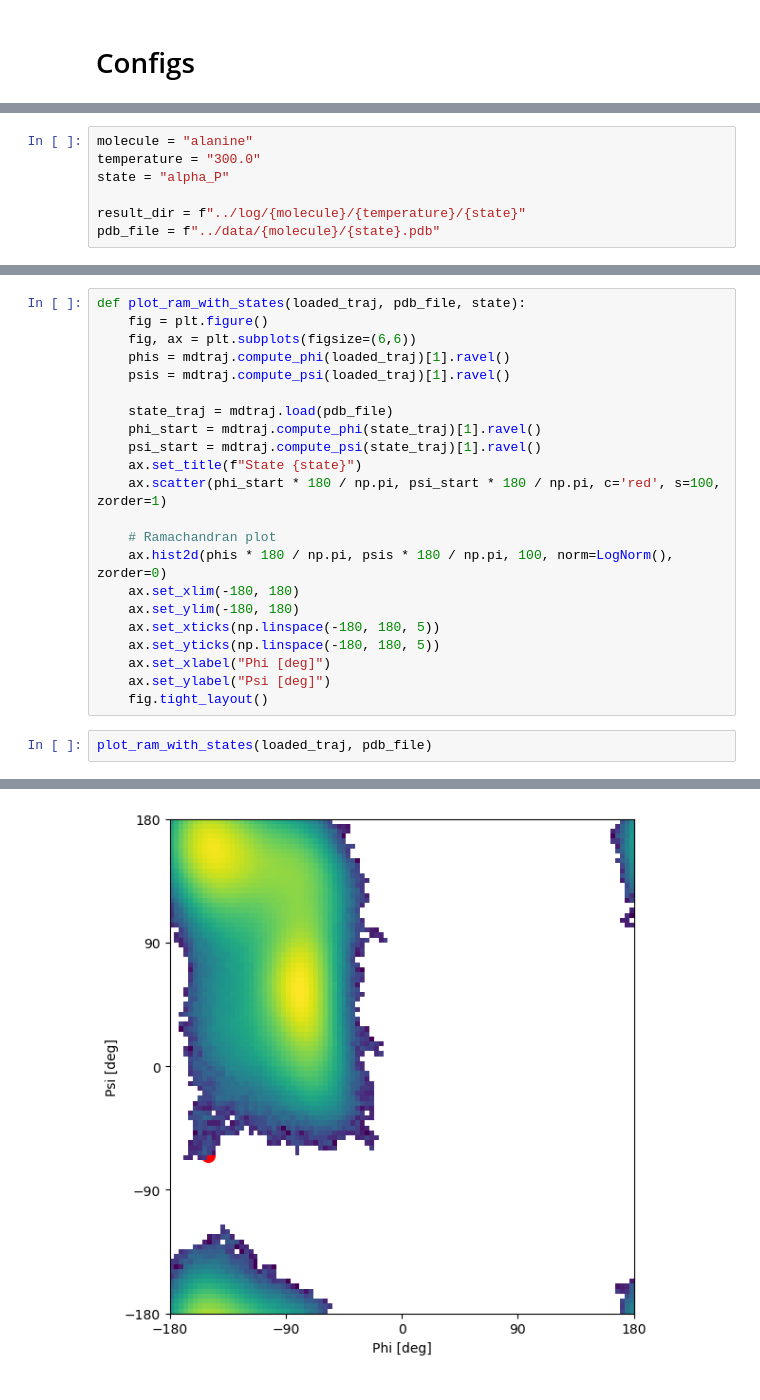
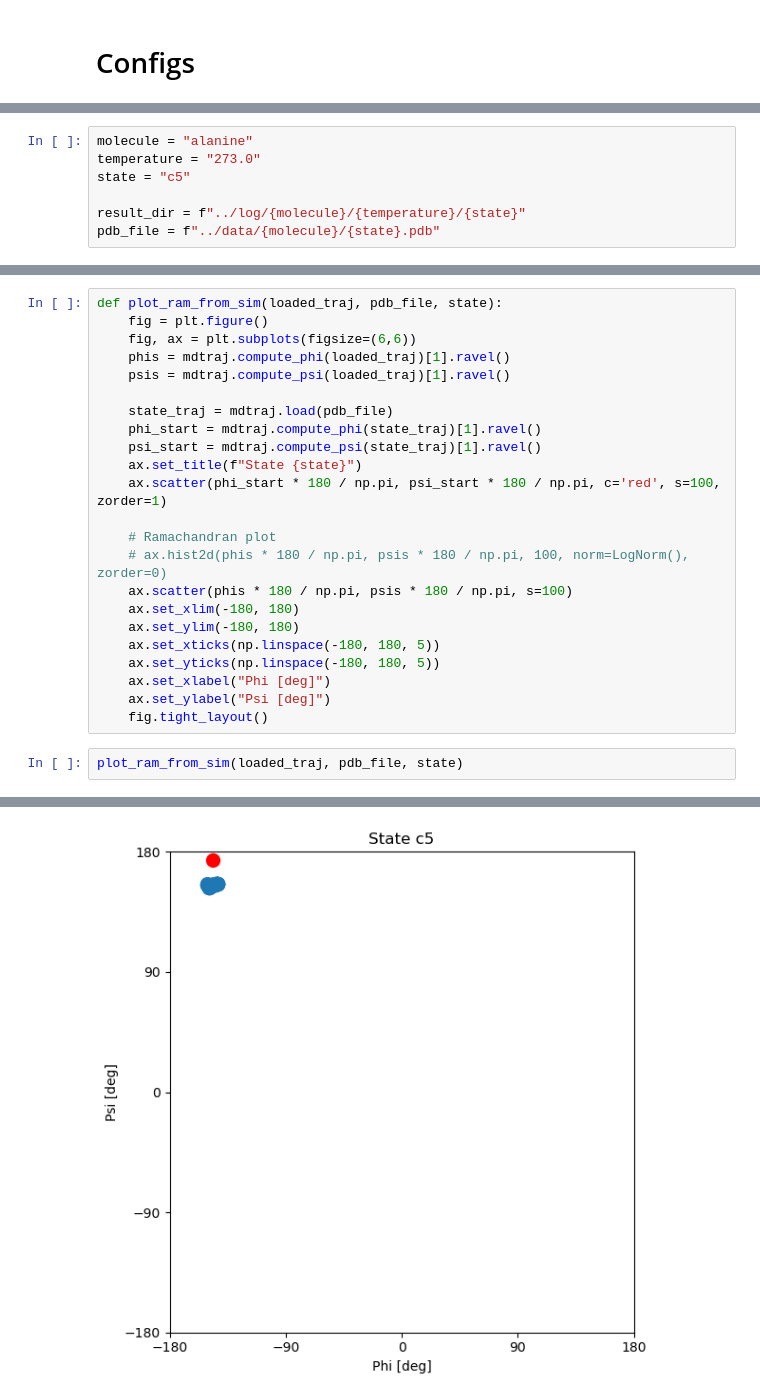
Before and after one commit to seonghyun26/simulation, a Jupyter notebook: notebook/dataset.ipynb, the cells around one changed output, grey strips where cells are left out. Drawn from its saved outputs; the diff is of its cells as text.

```diff
--- a/notebook/dataset.ipynb
+++ b/notebook/dataset.ipynb
@@ -21,7 +27,7 @@ from mpl_toolkits.mplot3d import Axes3D
 # %%
 molecule = "alanine"
-temperature = "300.0"
-state = "alpha_P"
+temperature = "273.0"
+state = "c5"
 
 result_dir = f"../log/{molecule}/{temperature}/{state}"
 pdb_file = f"../data/{molecule}/{state}.pdb"
@@ -63,5 +73,5 @@ Loading trajectory...
 # %%
-def plot_ram_with_states(loaded_traj, pdb_file, state):
+def plot_ram_from_sim(loaded_traj, pdb_file, state):
     fig = plt.figure()
     fig, ax = plt.subplots(figsize=(6,6))
     phis = mdtraj.compute_phi(loaded_traj)[1].ravel()
@@ -74,7 +84,8 @@ def plot_ram_with_states(loaded_traj, pdb_file, state):
     ax.scatter(phi_start * 180 / np.pi, psi_start * 180 / np.pi, c='red', s=100, zorder=1)
 
     # Ramachandran plot
-    ax.hist2d(phis * 180 / np.pi, psis * 180 / np.pi, 100, norm=LogNorm(), zorder=0)
+    # ax.hist2d(phis * 180 / np.pi, psis * 180 / np.pi, 100, norm=LogNorm(), zorder=0)
+    ax.scatter(phis * 180 / np.pi, psis * 180 / np.pi, s=100)
     ax.set_xlim(-180, 180)
     ax.set_ylim(-180, 180)
     ax.set_xticks(np.linspace(-180, 180, 5))
@@ -83,7 +94,7 @@ def plot_ram_with_states(loaded_traj, pdb_file, state):
     ax.set_ylabel("Psi [deg]")
     fig.tight_layout()
 # %%
-plot_ram_with_states(loaded_traj, pdb_file)
+plot_ram_from_sim(loaded_traj, pdb_file, state)
 # %% [output]
 <Figure size 640x480 with 0 Axes>
-[figure, old version]
+[figure, new version]
```
Also changed, not shown: parts of 12 cells of this notebook, 7 other files.
